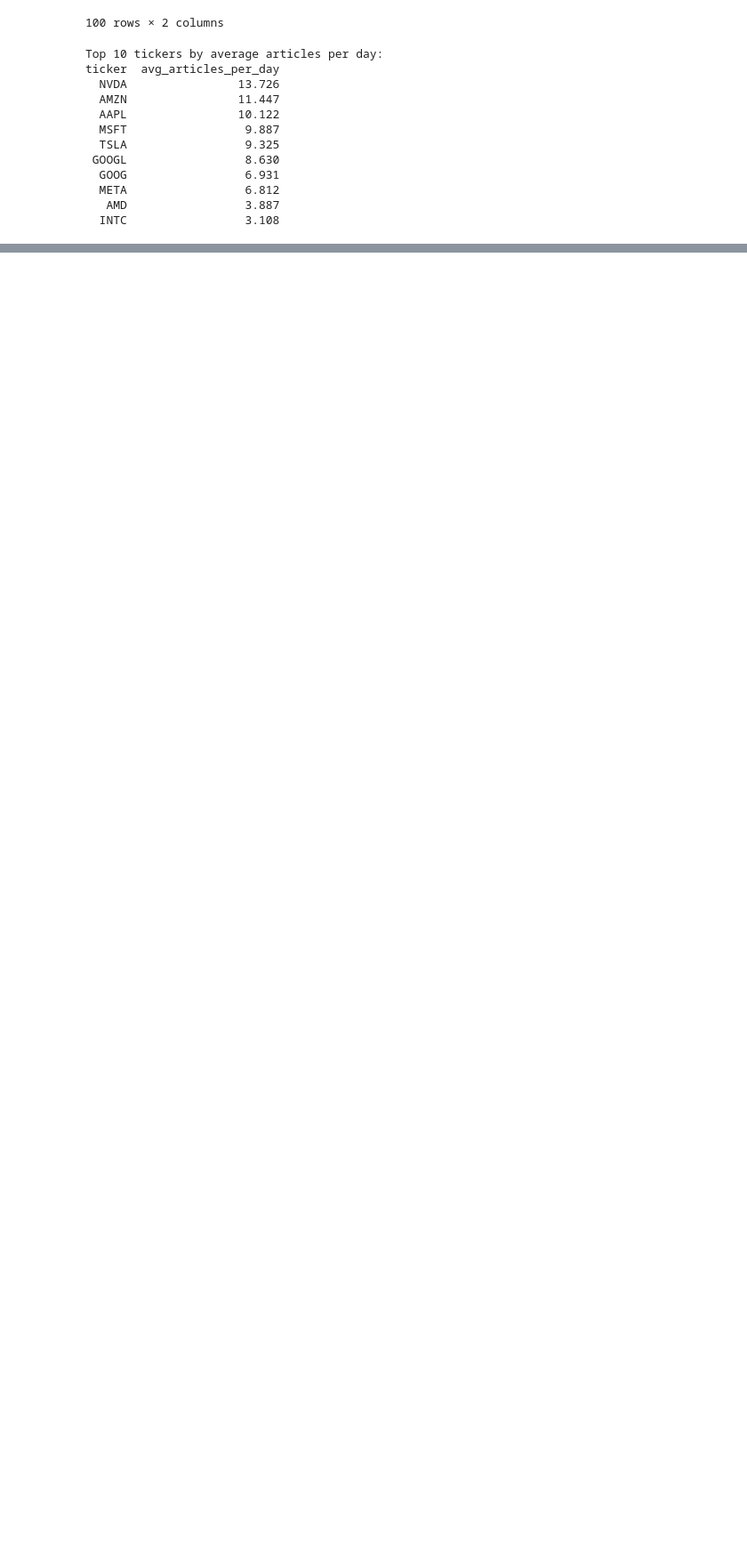
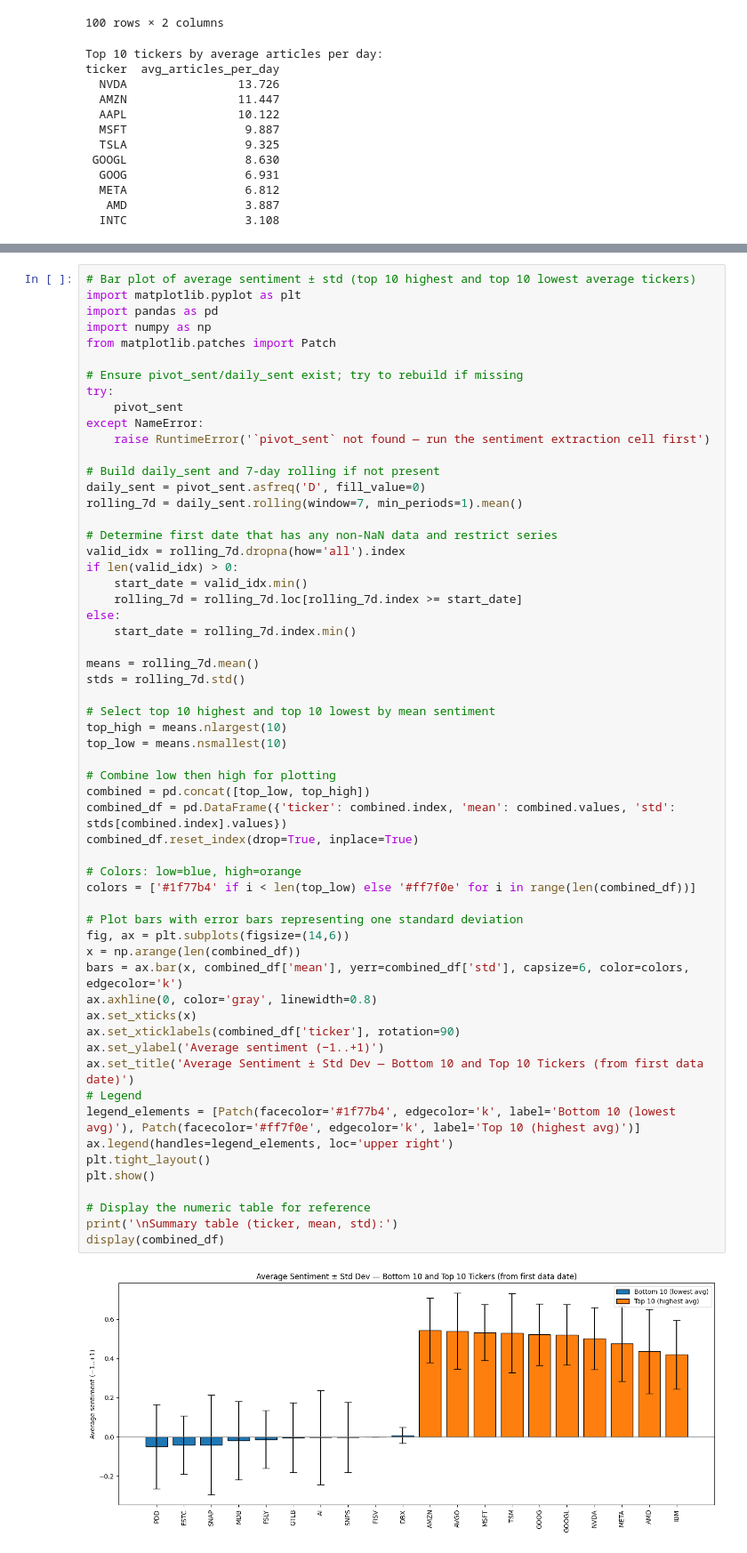
Before and after one commit to kailaidescope/StockSavvy, a Jupyter notebook: analytics/probe.ipynb, the cells around one changed output, grey strips where cells are left out. Shown at 89% size. Saved outputs shown, nothing was run; the diff lists cells and outputs as text; blank space fills up the shorter version.

```diff
--- a/analytics/probe.ipynb
+++ b/analytics/probe.ipynb
@@ -377,0 +517,60 @@ ticker  avg_articles_per_day
+# %%
+# Bar plot of average sentiment ± std (top 10 highest and top 10 lowest average tickers)
+import matplotlib.pyplot as plt
+import pandas as pd
+import numpy as np
+from matplotlib.patches import Patch
+
+# Ensure pivot_sent/daily_sent exist; try to rebuild if missing
+try:
+    pivot_sent
+except NameError:
+    raise RuntimeError('`pivot_sent` not found — run the sentiment extraction cell first')
+
+# Build daily_sent and 7-day rolling if not present
+daily_sent = pivot_sent.asfreq('D', fill_value=0)
+rolling_7d = daily_sent.rolling(window=7, min_periods=1).mean()
+
+# Determine first date that has any non-NaN data and restrict series
+valid_idx = rolling_7d.dropna(how='all').index
+if len(valid_idx) > 0:
+    start_date = valid_idx.min()
+    rolling_7d = rolling_7d.loc[rolling_7d.index >= start_date]
+else:
+    start_date = rolling_7d.index.min()
+
+means = rolling_7d.mean()
+stds = rolling_7d.std()
+
+# Select top 10 highest and top 10 lowest by mean sentiment
+top_high = means.nlargest(10)
+top_low = means.nsmallest(10)
+
+# Combine low then high for plotting
+combined = pd.concat([top_low, top_high])
+combined_df = pd.DataFrame({'ticker': combined.index, 'mean': combined.values, 'std': stds[combined.index].values})
+combined_df.reset_index(drop=True, inplace=True)
+
+# Colors: low=blue, high=orange
+colors = ['#1f77b4' if i < len(top_low) else '#ff7f0e' for i in range(len(combined_df))]
+
+# Plot bars with error bars representing one standard deviation
+fig, ax = plt.subplots(figsize=(14,6))
+x = np.arange(len(combined_df))
+bars = ax.bar(x, combined_df['mean'], yerr=combined_df['std'], capsize=6, color=colors, edgecolor='k')
+ax.axhline(0, color='gray', linewidth=0.8)
+ax.set_xticks(x)
+ax.set_xticklabels(combined_df['ticker'], rotation=90)
+ax.set_ylabel('Average sentiment (−1..+1)')
+ax.set_title('Average Sentiment ± Std Dev — Bottom 10 and Top 10 Tickers (from first data date)')
+# Legend
+legend_elements = [Patch(facecolor='#1f77b4', edgecolor='k', label='Bottom 10 (lowest avg)'), Patch(facecolor='#ff7f0e', edgecolor='k', label='Top 10 (highest avg)')]
+ax.legend(handles=legend_elements, loc='upper right')
+plt.tight_layout()
+plt.show()
+
+# Display the numeric table for reference
+print('\nSummary table (ticker, mean, std):')
+display(combined_df)
+# %% [output]
+[figure, added]
```
Also changed, not shown: parts of 4 cells of this notebook.
